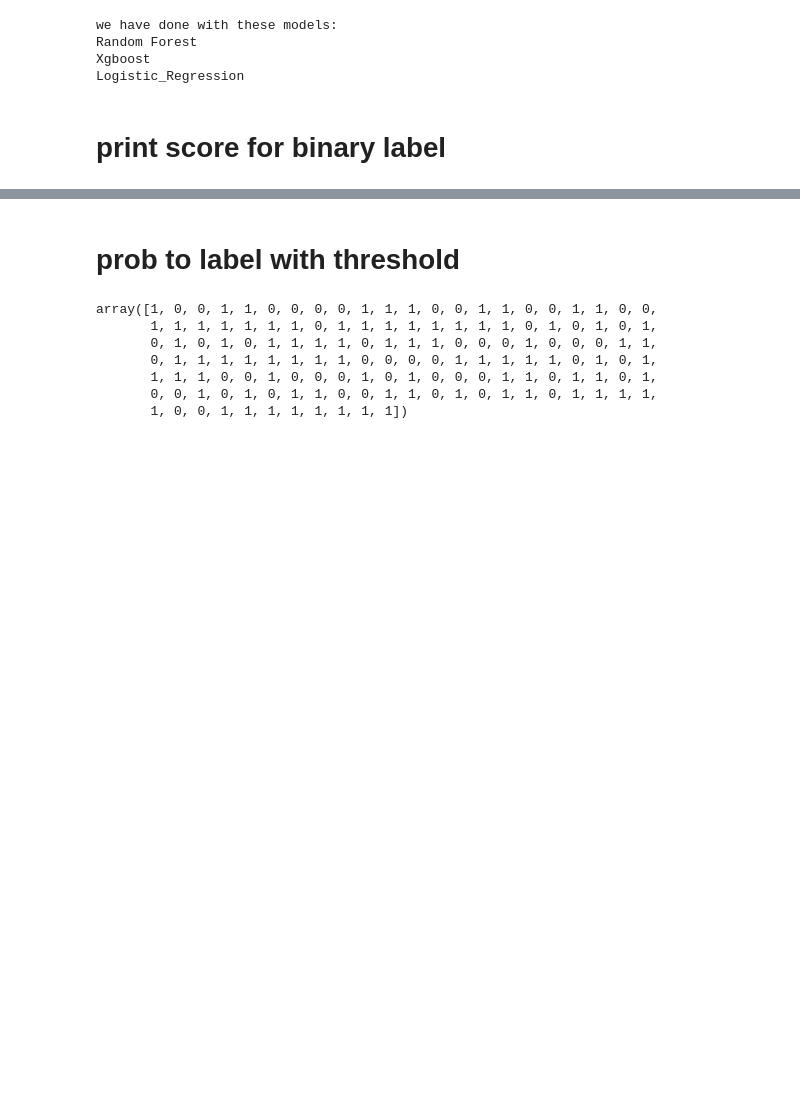
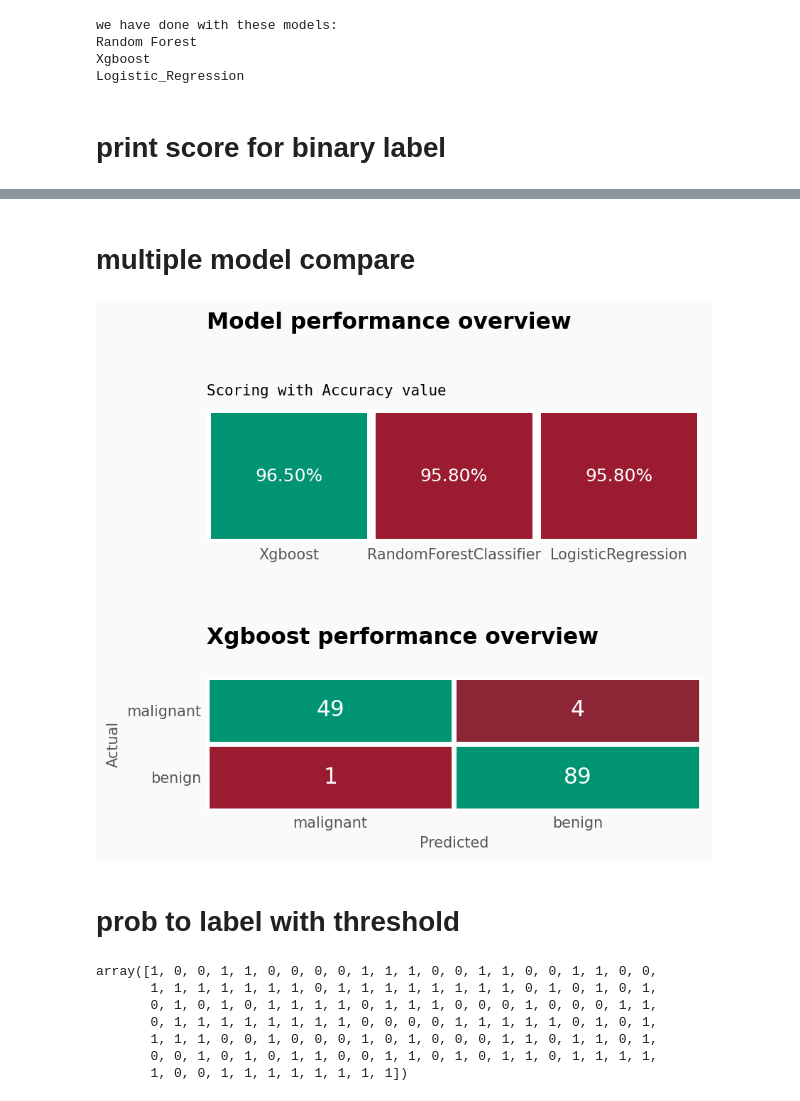
Before and after one commit to imanursar/Machine-Learning-Notes, a Jupyter notebook: Custom Function/Scoring Function.ipynb, the cells around one changed output, grey strips where cells are left out. Drawn from its saved outputs; the diff is of its cells as text; code cells hidden in the pictures; blank space fills up the shorter version.

```diff
--- a/Custom Function/Scoring Function.ipynb
+++ b/Custom Function/Scoring Function.ipynb
@@ -69,3 +66,9 @@ time span=  0:00:00.476484
+# %% [markdown]
+# multiple model compare
+# %%
+scoring.multiple_model(model_name,models,y_test,pred_model,['malignant', 'benign'])
+# %% [output]
+[figure, added]
 # %% [markdown]
 # prob to label with threshold
 # %%
```
Also changed, not shown: parts of 3 cells of this notebook.
